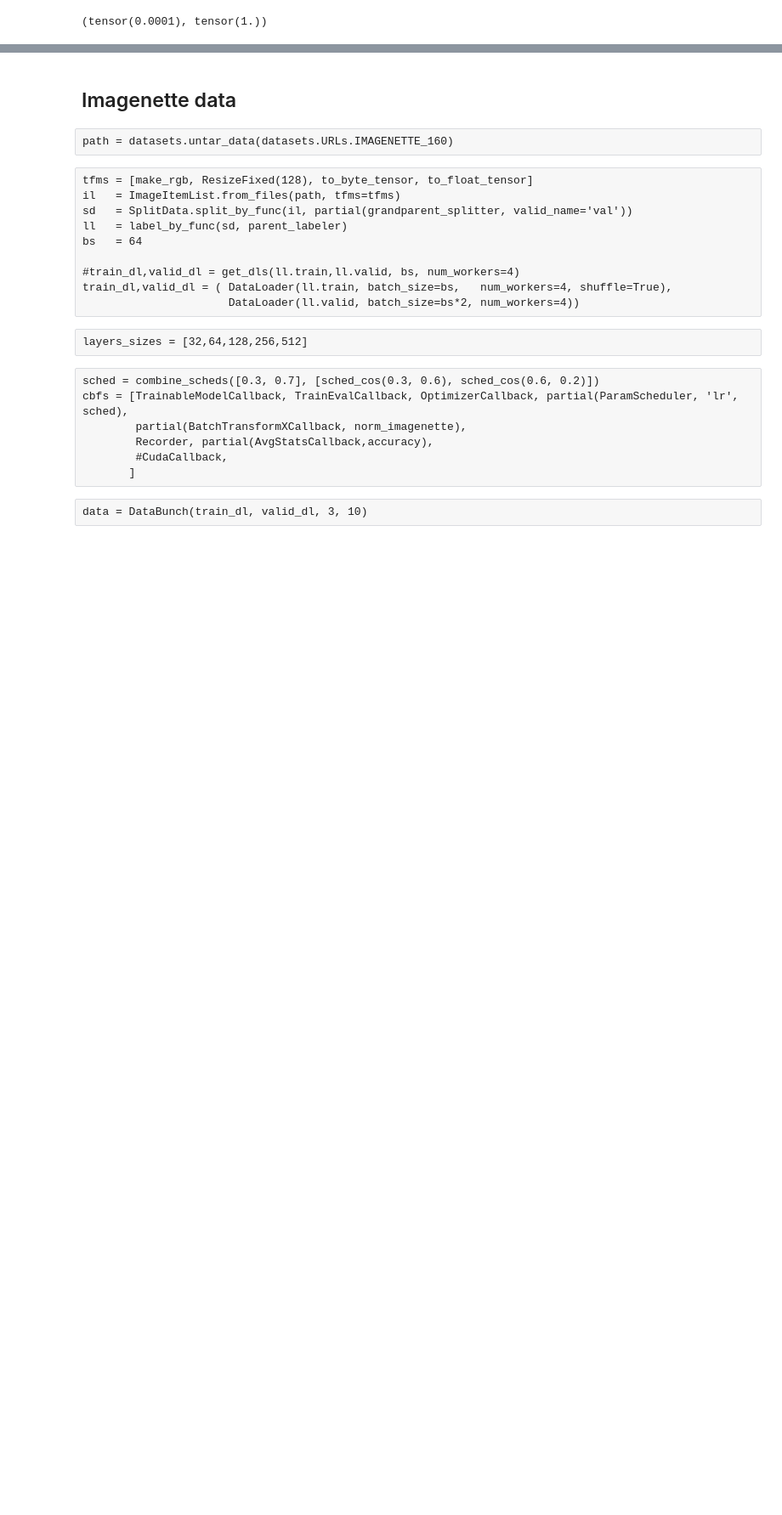
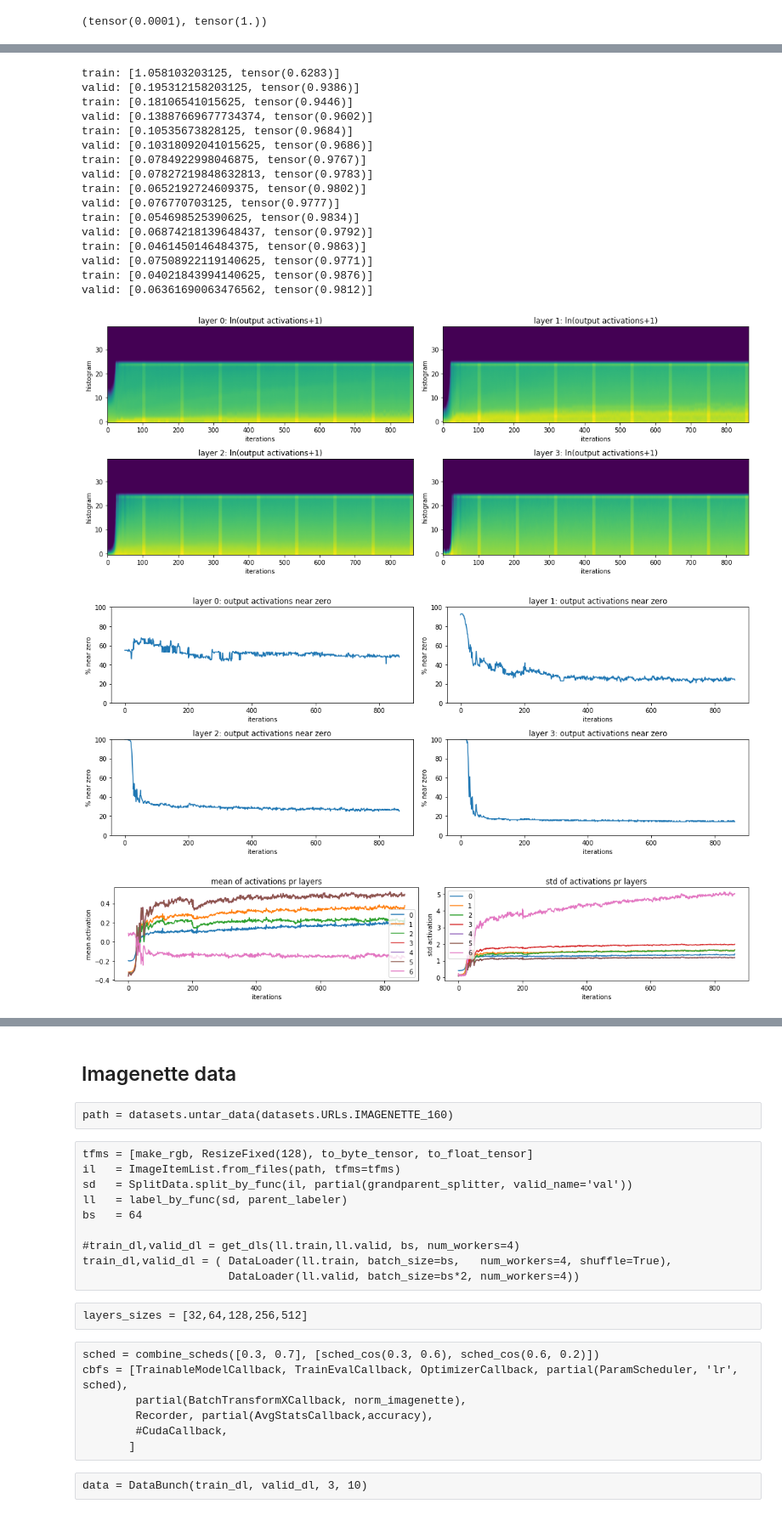
Before and after one commit to kasparlund/core_ai, a Jupyter notebook: source/mnist.ipynb, the cells around one changed output, grey strips where cells are left out. Shown at 85% size. Saved outputs shown, nothing was run; the diff lists cells and outputs as text; code cells hidden in the pictures; blank space fills up the shorter version.

```diff
--- a/source/mnist.ipynb
+++ b/source/mnist.ipynb
@@ -124,0 +121,28 @@ tensor(0.2188)
+# %%
+cbfs  = cbfs_base.copy() + [Recorder, partial(AvgStatsCallback,[accuracy]) ]
+model = get_cnn_model(n_filters_pr_layer, output_features, conv_layer, leak=0.1, sub=0.4, maxv=6.)
+learn = Learner( model, data, loss_func, opt=torch.optim.SGD(model.parameters(), lr=1.), cb_funcs=cbfs)
+
+with Hooks(model, append_stats) as hooks:
+    learn.fit(8)
+    plot_layer_stats( hooks )
+# %% [output]
+train: [1.058103203125, tensor(0.6283)]
+valid: [0.195312158203125, tensor(0.9386)]
+train: [0.18106541015625, tensor(0.9446)]
+valid: [0.13887669677734374, tensor(0.9602)]
+train: [0.10535673828125, tensor(0.9684)]
+valid: [0.10318092041015625, tensor(0.9686)]
+train: [0.0784922998046875, tensor(0.9767)]
+valid: [0.07827219848632813, tensor(0.9783)]
+train: [0.0652192724609375, tensor(0.9802)]
+valid: [0.076770703125, tensor(0.9777)]
+train: [0.054698525390625, tensor(0.9834)]
+valid: [0.06874218139648437, tensor(0.9792)]
+train: [0.0461450146484375, tensor(0.9863)]
+valid: [0.07508922119140625, tensor(0.9771)]
+train: [0.04021843994140625, tensor(0.9876)]
+valid: [0.06361690063476562, tensor(0.9812)]
+[figure, added]
+[figure, added]
+[figure, added]
```
Also changed, not shown: parts of 15 cells of this notebook, 5 other files.
